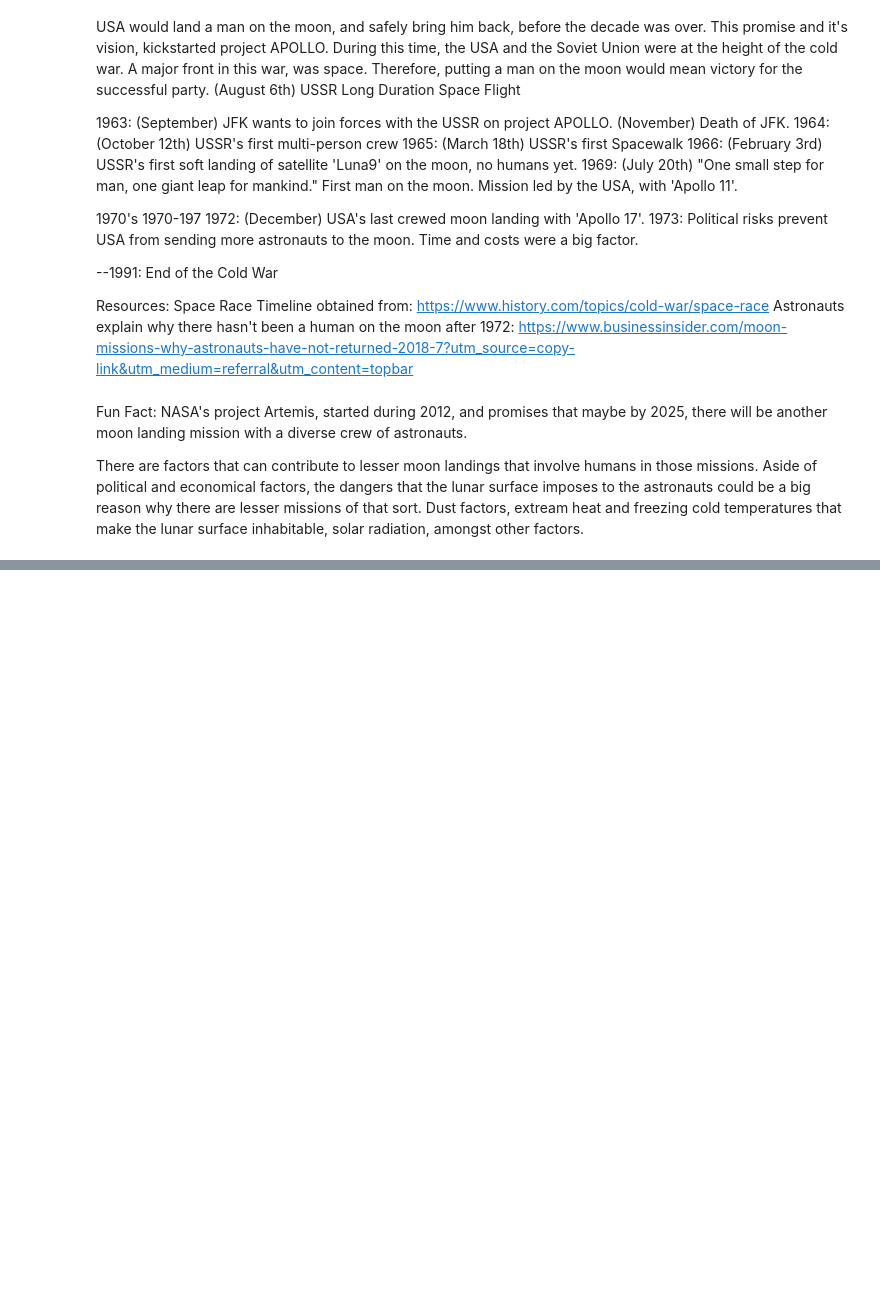
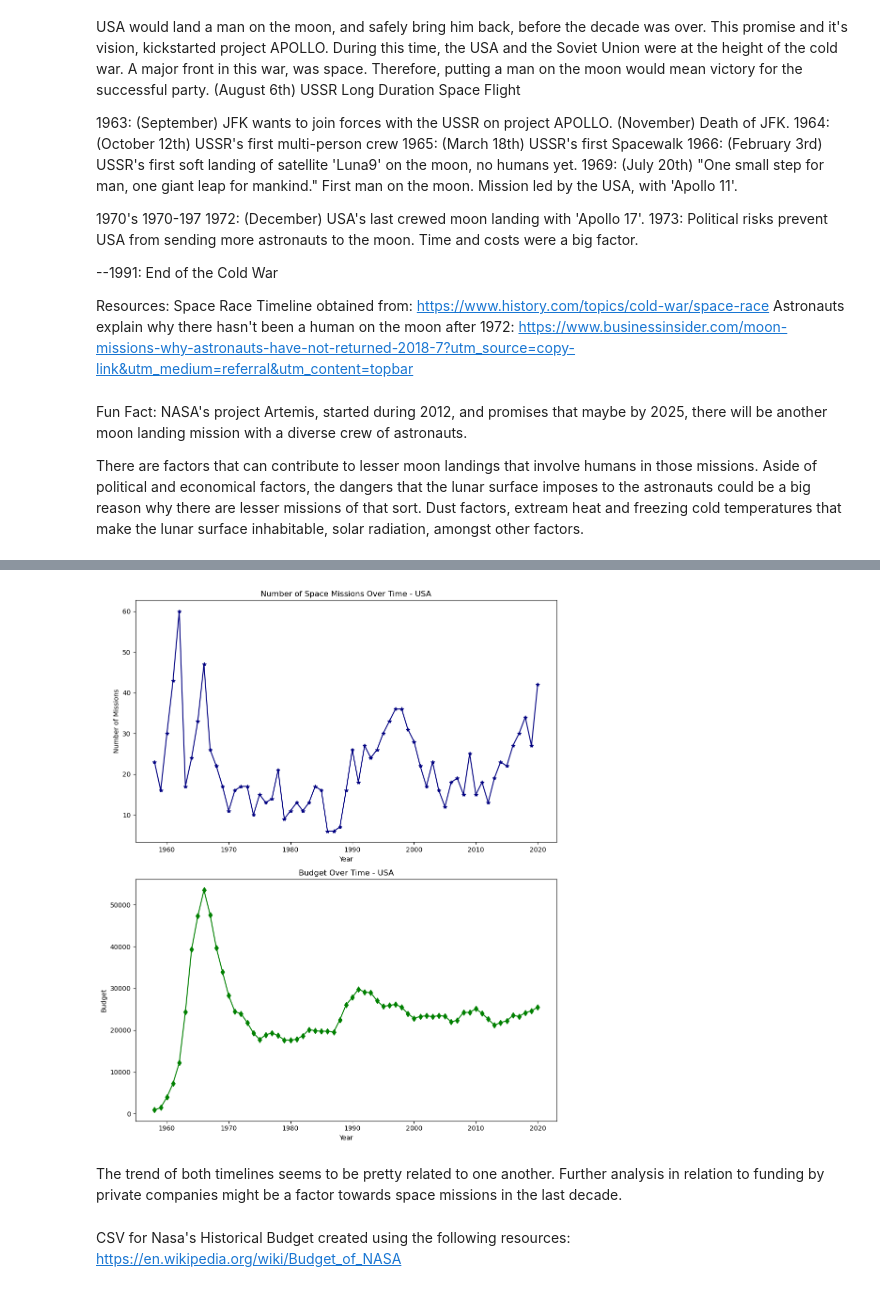
Before and after one commit to maparisio/Space_Mission_Project, a Jupyter notebook: Missions_Over_Time.ipynb, the cells around one changed output, grey strips where cells are left out. Cells and saved outputs as stored; diff of their text form; code cells hidden in the pictures; blank space fills up the shorter version.

Commit message:
Budget vs Mission Comparisson
Additional visualizations to compare the trend between budget over time and space missions over time.

```diff
--- a/Missions_Over_Time.ipynb
+++ b/Missions_Over_Time.ipynb
@@ -323,0 +339,3 @@ There are factors that can contribute to lesser moon landings that involve human
+# %%
+# Make a copy of the dataframe before resetting the index
+US_budget_vs_missions = usa_missions_by_year.copy()
@@ -323,0 +366,15 @@ There are factors that can contribute to lesser moon landings that involve human
+# %%
+# Group by year and count the number of missions for each year
+missions_per_year = US_budget_vs_missions.groupby('Year').size()
+
+# Create a new DataFrame with the number of missions per year
+new_missions_df = pd.DataFrame(missions_per_year, columns=['Number of Missions'])
+
+# Merge the budget DataFrame with the new DataFrame on the 'Year' column
+new_missions_df = pd.merge(new_missions_df, budget_df, how='left', on='Year')
+
+# Drop rows with NaN values
+new_missions_df.dropna(inplace=True)
+
+# Display the DataFrame
+new_missions_df
@@ -323,0 +396,33 @@ There are factors that can contribute to lesser moon landings that involve human
+# %%
+# Create a figure and axis objects with subplots
+fig, (ax1, ax2) = plt.subplots(2, 1, figsize=(10, 12))
+
+# Define colors and labels for each variable
+colors = {'Number of Missions': 'Navy', 'Budget': 'Green'}
+labels = {'Number of Missions': 'Number of Missions', 'Budget': 'Budget'}
+
+# Plot Number of Missions
+ax1.plot(new_missions_df.index, new_missions_df['Number of Missions'], marker='*', color=colors['Number of Missions'])
+ax1.set_xlabel('Year')
+ax1.set_ylabel('Number of Missions')
+ax1.set_title('Number of Space Missions Over Time - USA')
+
+# Plot Budget
+ax2.plot(new_missions_df.index, new_missions_df['Budget'], marker='d', color=colors['Budget'])
+ax2.set_xlabel('Year')
+ax2.set_ylabel('Budget')
+ax2.set_title('Budget Over Time - USA')
+
+# Adjust layout
+plt.tight_layout()
+
+# Show plot
+plt.show()
+# %% [output]
+[figure, added]
+# %% [markdown]
+The trend of both timelines seems to be pretty related to one another.
+Further analysis in relation to funding by private companies might be a factor towards space missions in the last decade.
+# %% [markdown]
+CSV for Nasa's Historical Budget created using the following resources:
+https://en.wikipedia.org/wiki/Budget_of_NASA
```
Also changed, not shown: parts of 7 cells of this notebook.
